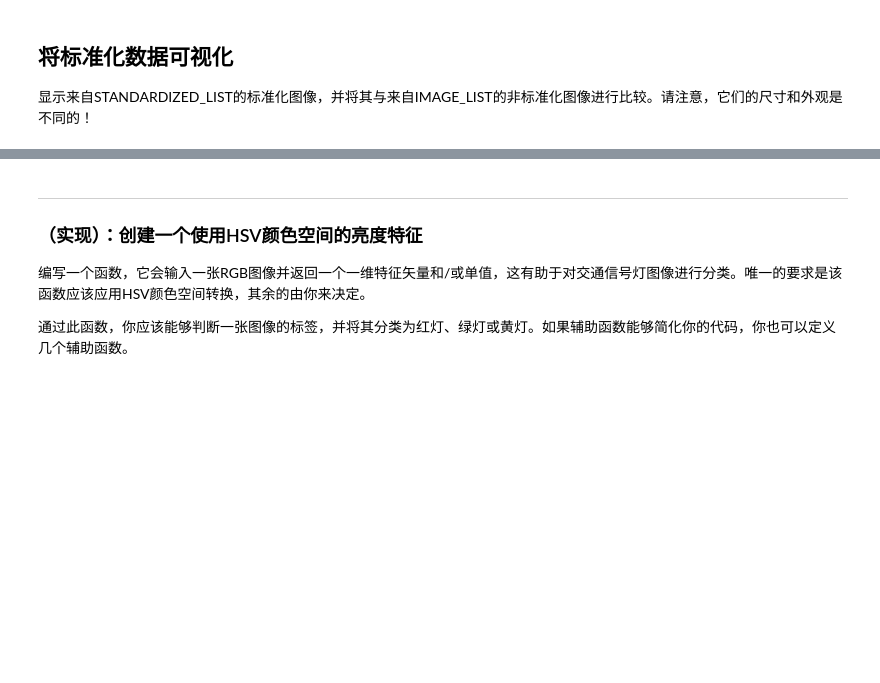
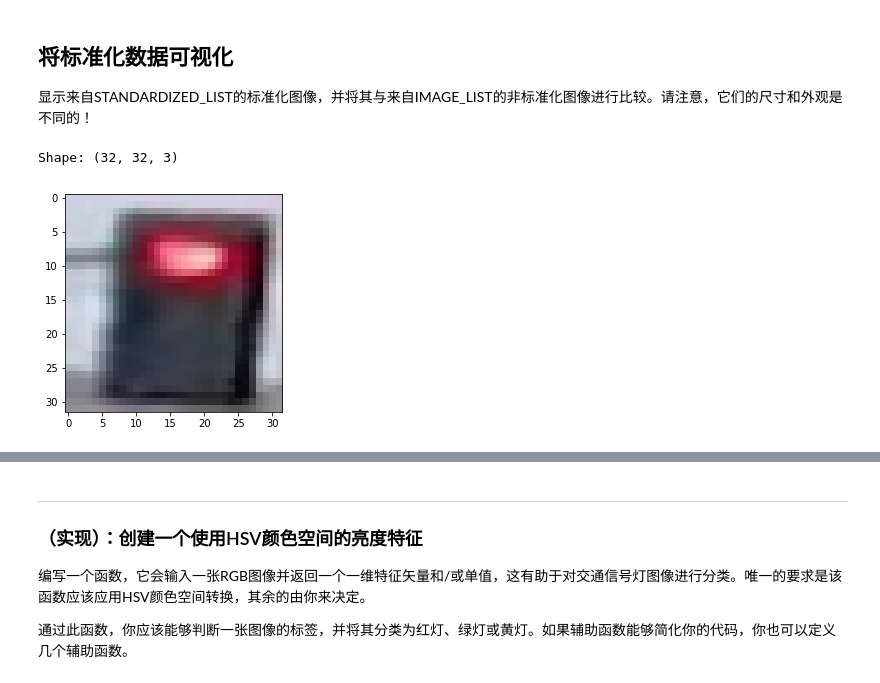
Before and after one commit to ChiangC/SDC_Python, a Jupyter notebook: 03_traffic_light_classifier/Traffic_Light_Classifier-zh.ipynb, the cells around one changed output, grey strips where cells are left out. Cells and saved outputs as stored; diff of their text form; code cells hidden in the pictures; blank space fills up the shorter version.

```diff
--- a/03_traffic_light_classifier/Traffic_Light_Classifier-zh.ipynb
+++ b/03_traffic_light_classifier/Traffic_Light_Classifier-zh.ipynb
@@ -175,7 +188,12 @@ def one_hot_encode(label):
 
     ## TODO: Create a one-hot encoded label that works for all classes of traffic lights
     one_hot_encoded = []
-
+    if "red" == label:
+        one_hot_encoded = [1, 0, 0]
+    elif "yellow" == label:
+        one_hot_encoded = [0, 1, 0]
+    elif "green" == label:
+        one_hot_encoded = [0, 0, 1]
     return one_hot_encoded
 # %% [markdown]
 ### 测试你的代码
@@ -228,6 +248,11 @@ STANDARDIZED_LIST = standardize(IMAGE_LIST)
 显示来自STANDARDIZED_LIST的标准化图像，并将其与来自IMAGE_LIST的非标准化图像进行比较。请注意，它们的尺寸和外观是不同的！
 # %%
 ## TODO: Display a standardized image and its label
+plt.imshow(STANDARDIZED_LIST[0][0])
+print("Shape:", str(STANDARDIZED_LIST[0][0].shape))
+# %% [output]
+Shape: (32, 32, 3)
+[figure, added]
 # %% [markdown]
 # 3. 特征提取
 
```
Also changed, not shown: parts of 15 cells of this notebook, 18 other files.
